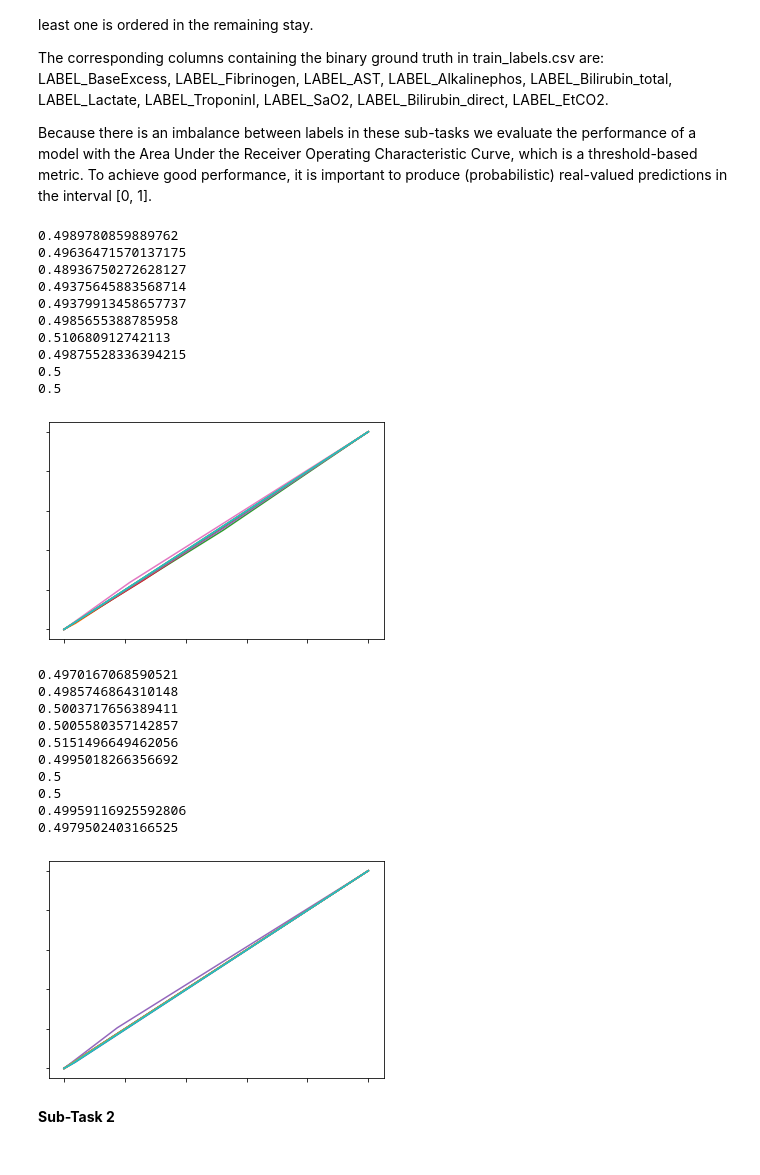
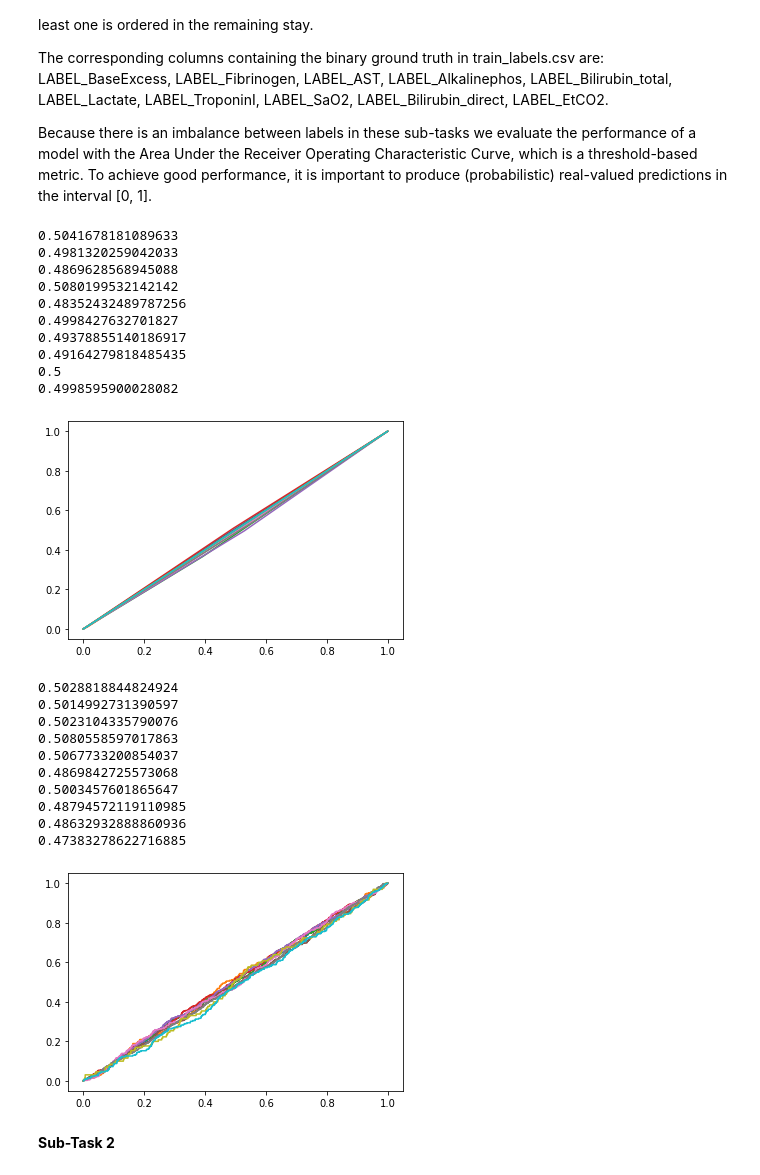
Before and after one commit to jonarivado/IML-Projects, a Jupyter notebook: Task 2/main.ipynb, the cells around one changed output. Saved outputs shown, nothing was run; the diff lists cells and outputs as text; code cells hidden in the pictures.

```diff
--- a/Task 2/main.ipynb
+++ b/Task 2/main.ipynb
@@ -46,7 +46,7 @@ Because there is an imbalance between labels in these sub-tasks we evaluate the
 labels_1 = training_labels[['LABEL_BaseExcess', 'LABEL_Fibrinogen', 'LABEL_AST', 'LABEL_Alkalinephos', 'LABEL_Bilirubin_total', 'LABEL_Lactate', 'LABEL_TroponinI', 'LABEL_SaO2', 'LABEL_Bilirubin_direct', 'LABEL_EtCO2']]
 
 # split training data into training and validation set
-X_train_1, X_val_1, y_train_1, y_val_1 = train_test_split(imputed_training_features, labels_1, test_size= 0.2, random_state=42)
+X_train_1, X_val_1, y_train_1, y_val_1 = train_test_split(imputed_training_features, labels_1, test_size= 0.2, random_state=None, shuffle=False)
 
 clf = make_pipeline(StandardScaler(), SVC(kernel='rbf', max_iter=1000, tol=1e-3))
 
@@ -61,46 +61,48 @@ for col in labels_1:
 
 # avg_ROC =
 # %% [output]
-0.4989780859889762
-0.49636471570137175
-0.48936750272628127
-0.49375645883568714
-0.49379913458657737
-0.4985655388785958
-0.510680912742113
-0.49875528336394215
+0.5041678181089633
+0.4981320259042033
+0.4869628568945088
+0.5080199532142142
+0.48352432489787256
+0.4998427632701827
+0.49378855140186917
+0.49164279818485435
 0.5
-0.5
+0.4998595900028082
-[figure, old version]
+[figure, new version]
 # %%
 # labels needed for sub-task 1
 labels_1 = training_labels[['LABEL_BaseExcess', 'LABEL_Fibrinogen', 'LABEL_AST', 'LABEL_Alkalinephos', 'LABEL_Bilirubin_total', 'LABEL_Lactate', 'LABEL_TroponinI', 'LABEL_SaO2', 'LABEL_Bilirubin_direct', 'LABEL_EtCO2']]
 
 # split training data into training and validation set
 X_train_1, X_val_1, y_train_1, y_val_1 = train_test_split(imputed_training_features, labels_1, test_size= 0.2, random_state=42)
 
 # clf = make_pipeline(StandardScaler(), SGDClassifier(loss='squared_epsilon_insensitive', penalty='elasticnet', fit_intercept=False, max_iter=1000, tol=1e-3, shuffle=False))
 # clf = RandomForestClassifier()
-clf = SGDClassifier(max_iter=1000, tol=1e-3)
+# clf_1 = SGDClassifier(loss='log', max_iter=1000, tol=1e-3)
+clf_1 = SVC(kernel='poly', max_iter=1000, tol=1e-3, probability=True)
 
 for col in labels_1:
-    clf.fit(X_train_1, y_train_1[col])
-    y_pred_1 = clf.predict(X_val_1)
+    clf_1.fit(X_train_1, y_train_1[col])
+    y_pred_1_temp = clf_1.decision_function(X_val_1)
+    y_pred_1 = 1/(1 + np.exp(y_pred_1_temp))
     fpr, tpr, thresholds = metrics.roc_curve(y_val_1[col], y_pred_1)
     plt.plot(fpr, tpr)
     print(roc_auc_score(y_val_1[col], y_pred_1))
 # %% [output]
-0.4970167068590521
-0.4985746864310148
-0.5003717656389411
-0.5005580357142857
-0.5151496649462056
-0.4995018266356692
-0.5
-0.5
-0.49959116925592806
-0.4979502403166525
+0.5028818844824924
+0.5014992731390597
+0.5023104335790076
+0.5080558597017863
+0.5067733200854037
+0.4869842725573068
+0.5003457601865647
+0.48794572119110985
+0.48632932888860936
+0.47383278622716885
-[figure, old version]
+[figure, new version]
 # %% [markdown]
 **Sub-Task 2**
 # %% [markdown]
```
Also changed, not shown: parts of 2 cells of this notebook, 1 other file.
